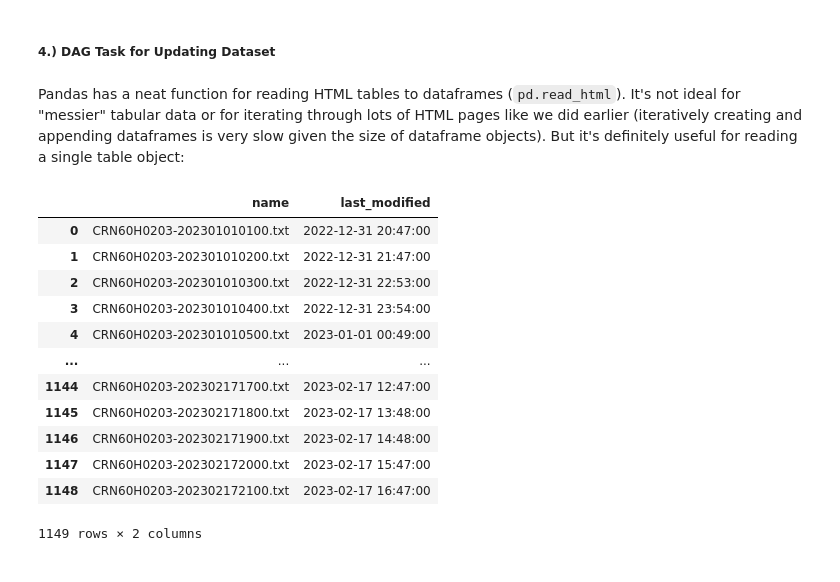
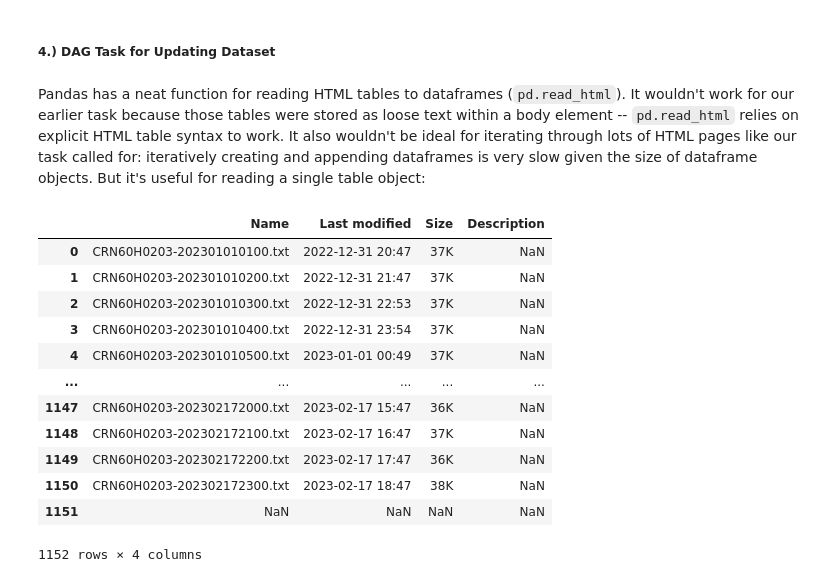
Before and after one commit to Reed-Carter/team-week3, a Jupyter notebook: alex-work/uscrn_scrape.ipynb, the cells around one changed output. Drawn from its saved outputs; the diff is of its cells as text; code cells hidden in the pictures.

```diff
--- a/alex-work/uscrn_scrape.ipynb
+++ b/alex-work/uscrn_scrape.ipynb
@@ -224,34 +224,44 @@ LoadJob<project=team-week3, location=us-east4, id=300f1e8c-284e-42be-b54a-e8551c
 # %% [markdown]
 ##### 4.) DAG Task for Updating Dataset
 # %% [markdown]
-Pandas has a neat function for reading HTML tables to dataframes (`pd.read_html`). It's not ideal for "messier" tabular data or for iterating through lots of HTML pages like we did earlier (iteratively creating and appending dataframes is very slow given the size of dataframe objects). But it's definitely useful for reading a single table object:
+Pandas has a neat function for reading HTML tables to dataframes (`pd.read_html`). It wouldn't work for our earlier task because those tables were stored as loose text within a body element -- `pd.read_html` relies on explicit HTML table syntax to work. It also wouldn't be ideal for iterating through lots of HTML pages like our task called for: iteratively creating and appending dataframes is very slow given the size of dataframe objects. But it's useful for reading a single table object:
-# %%
-df = pd.read_csv('data/uscrn.csv')
-# %%
-now = datetime.now()
-updates_url = sources['USCRN']['updates'] + f"{now.year}"
-
-df = pd.read_html(updates_url, skiprows=[1,2])[0]
-df.drop(["Size", "Description"], axis=1, inplace=True)
-df.dropna(inplace=True)
-cols = [re.sub(" ","_",str.lower(c)) for c in df.columns]
-df.columns = cols
-df['last_modified'] = pd.to_datetime(df['last_modified'])
-df
-# %% [output]
-|  | name | last_modified |
-| 0 | CRN60H0203-202301010100.txt | 2022-12-31 20:47:00 |
-| 1 | CRN60H0203-202301010200.txt | 2022-12-31 21:47:00 |
-| 2 | CRN60H0203-202301010300.txt | 2022-12-31 22:53:00 |
-| 3 | CRN60H0203-202301010400.txt | 2022-12-31 23:54:00 |
-| 4 | CRN60H0203-202301010500.txt | 2023-01-01 00:49:00 |
-| ... | ... | ... |
-| 1144 | CRN60H0203-202302171700.txt | 2023-02-17 12:47:00 |
-| 1145 | CRN60H0203-202302171800.txt | 2023-02-17 13:48:00 |
-| 1146 | CRN60H0203-202302171900.txt | 2023-02-17 14:48:00 |
-| 1147 | CRN60H0203-202302172000.txt | 2023-02-17 15:47:00 |
-| 1148 | CRN60H0203-202302172100.txt | 2023-02-17 16:47:00 |
-1149 rows × 2 columns
+# %%
+from collections import deque
+from io import StringIO
+
+def lastAdded():
+  """Reads/returns latest 'date_added_utc' value from .csv"""
+  with open("data/uscrn.csv", 'r') as fp:
+    q = deque(fp, 1)
+  last_added = pd.read_csv(StringIO(''.join(q)), header=None).iloc[0,-1]
+  last_added = datetime.strptime(last_added, "%Y-%m-%d %H:%M:%S.%f")
+  return last_added
+
+def getUpdates(last_added:datetime):
+  """Check/obtain updates from USCRN updates page"""
+  now = datetime.utcnow()
+  updates_url = sources['USCRN']['updates'] + f"{now.year}"
+
+  df = pd.read_html(updates_url, skiprows=[1,2])[0]
+  df.drop(["Size", "Description"], axis=1, inplace=True)
+  df.dropna(inplace=True)
+  df['Last modified'] = pd.to_datetime(df['Last modified'])
+
+  df = df[df['Last modified'] > last_added]
+# %% [output]
+|  | Name | Last modified | Size | Description |
+| 0 | CRN60H0203-202301010100.txt | 2022-12-31 20:47 | 37K | NaN |
+| 1 | CRN60H0203-202301010200.txt | 2022-12-31 21:47 | 37K | NaN |
+| 2 | CRN60H0203-202301010300.txt | 2022-12-31 22:53 | 37K | NaN |
+| 3 | CRN60H0203-202301010400.txt | 2022-12-31 23:54 | 37K | NaN |
+| 4 | CRN60H0203-202301010500.txt | 2023-01-01 00:49 | 37K | NaN |
+| ... | ... | ... | ... | ... |
+| 1147 | CRN60H0203-202302172000.txt | 2023-02-17 15:47 | 36K | NaN |
+| 1148 | CRN60H0203-202302172100.txt | 2023-02-17 16:47 | 37K | NaN |
+| 1149 | CRN60H0203-202302172200.txt | 2023-02-17 17:47 | 36K | NaN |
+| 1150 | CRN60H0203-202302172300.txt | 2023-02-17 18:47 | 38K | NaN |
+| 1151 | NaN | NaN | NaN | NaN |
+1152 rows × 4 columns
 # %%
 from collections import deque
 from io import StringIO
```
Also changed, not shown: parts of 10 cells of this notebook.
